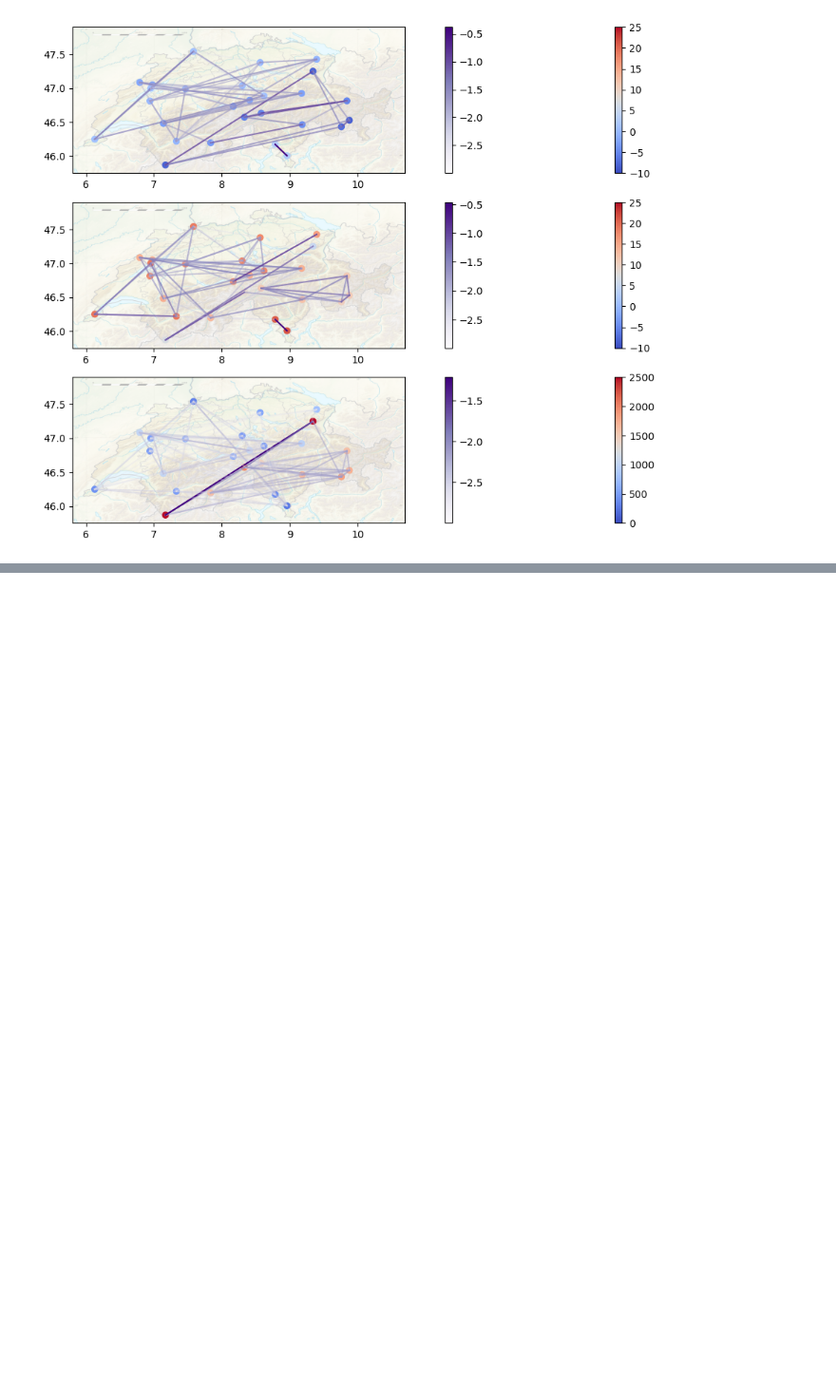
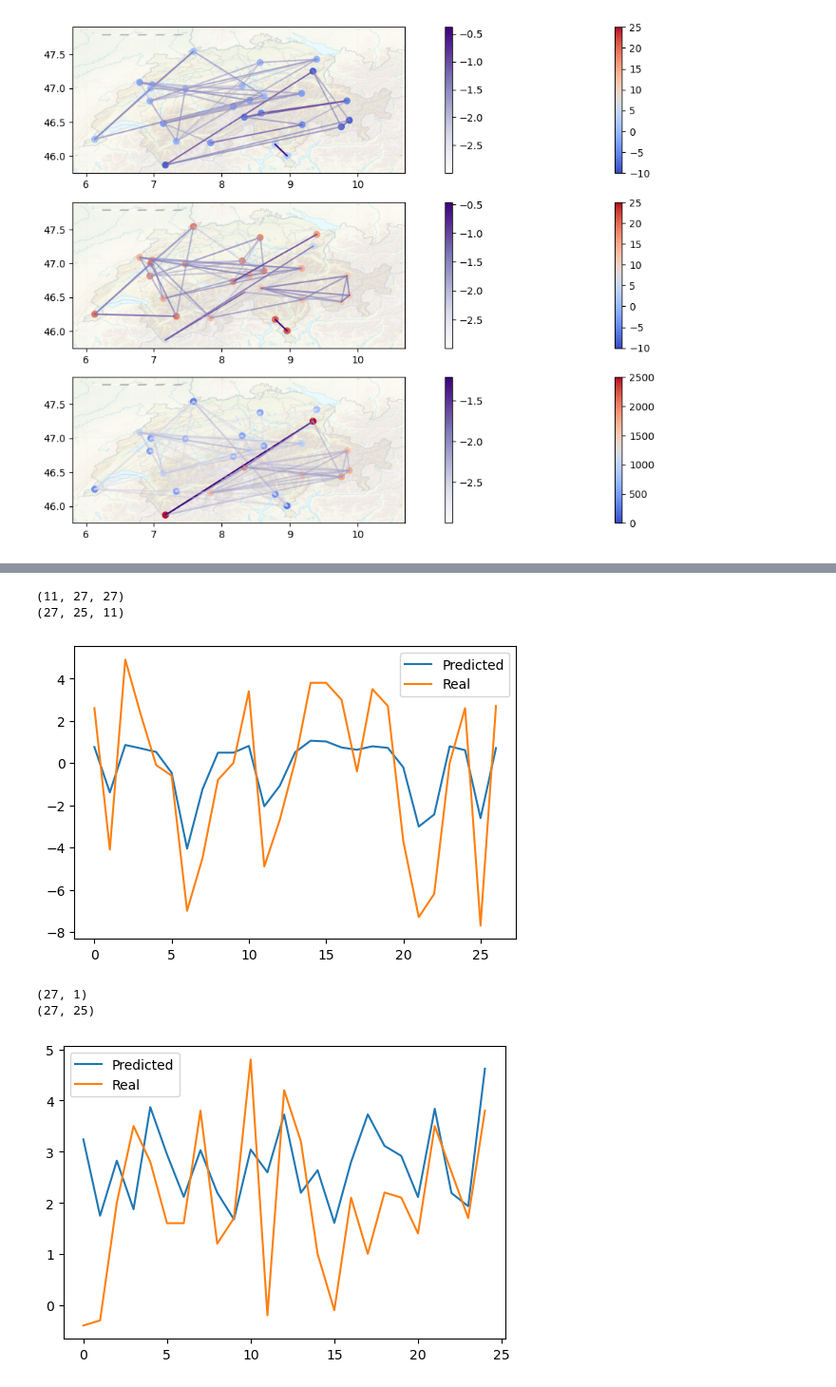
Before and after one commit to boltma/Topology-Inference, a Jupyter notebook: learn.ipynb, the cells around one changed output, grey strips where cells are left out. Shown at 95% size. Drawn from its saved outputs; the diff is of its cells as text; code cells hidden in the pictures; blank space fills up the shorter version.

```diff
--- a/learn.ipynb
+++ b/learn.ipynb
@@ -330,0 +345,34 @@ plt.show()
+# %%
+k = 12
+A_power_list = [np.linalg.matrix_power(A, i) for i in range(k)]
+R_list_A = np.array([np.sum([C_list[i][j] * A_power_list[j] for j in range(k-i)], axis=0) for i in range(k-1)])
+print(R_list_A.shape)
+print(data_1965_1989_temp[:, :, :-1].shape)
+
+pred_new = np.einsum("ijk, kmi -> jm", R_list_A, data_1965_1989_temp[:, :, :-1])
+
+plt.figure(figsize=(6, 4))
+plt.plot(pred_new[:, 0], label="Predicted")
+plt.plot(real[:, 0], label="Real")
+plt.legend()
+plt.show()
+
+b = np.mean(real - pred_new, axis=1).reshape(-1, 1)
+print(b.shape)
+b = np.zeros((N, 1))
+
+pred_test_new = np.einsum("ijk, kmi -> jm", R_list_A, data_1990_2014_temp[:, :, :-1]) + b
+print(pred_test_new.shape)
+
+plt.figure(figsize=(6, 4))
+plt.plot(pred_test_new[0, :], label="Predicted")
+plt.plot(real_test[0, :], label="Real")
+plt.legend()
+plt.show()
+# %% [output]
+(11, 27, 27)
+(27, 25, 11)
+[figure, added]
+(27, 1)
+(27, 25)
+[figure, added]
```
Also changed, not shown: parts of 3 cells of this notebook.
